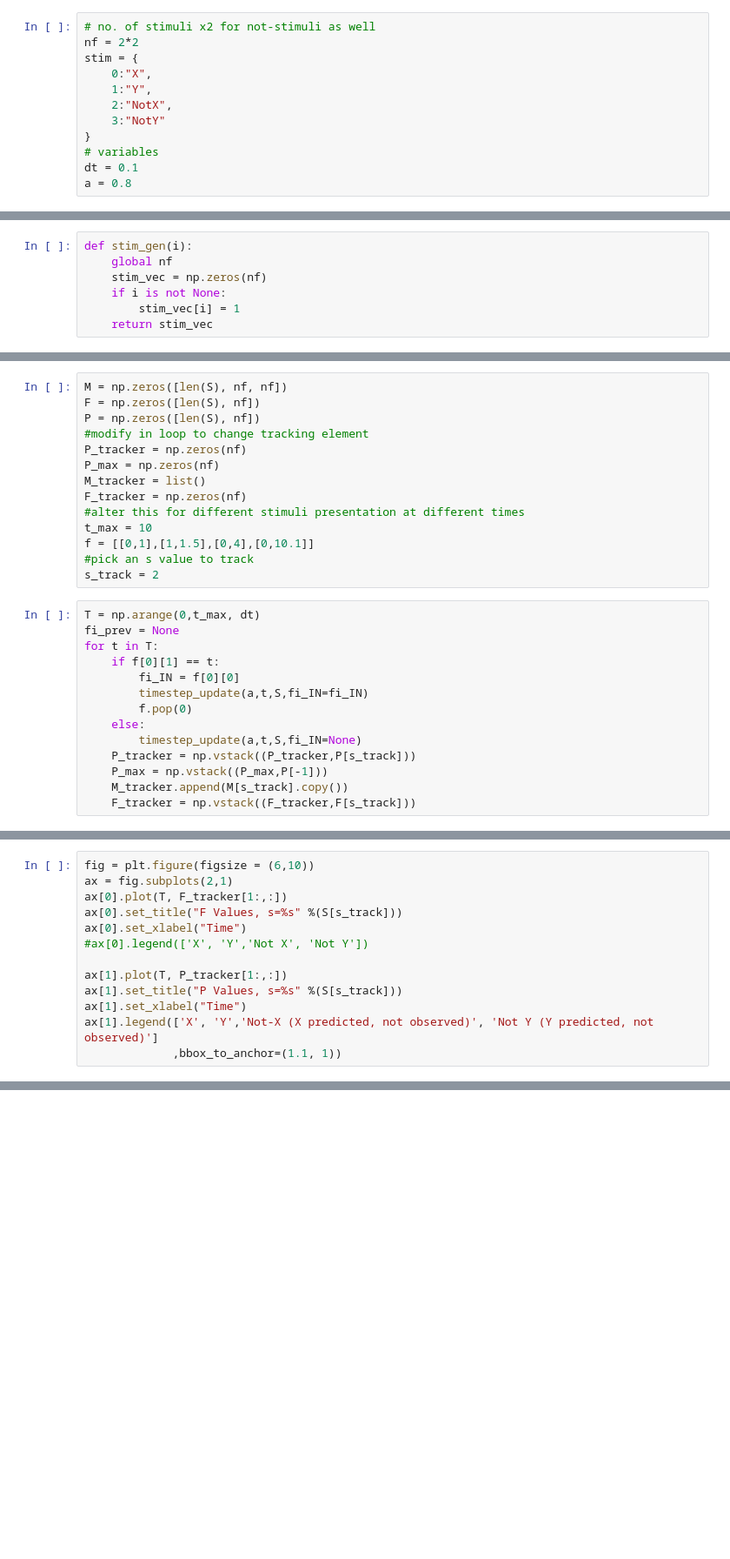
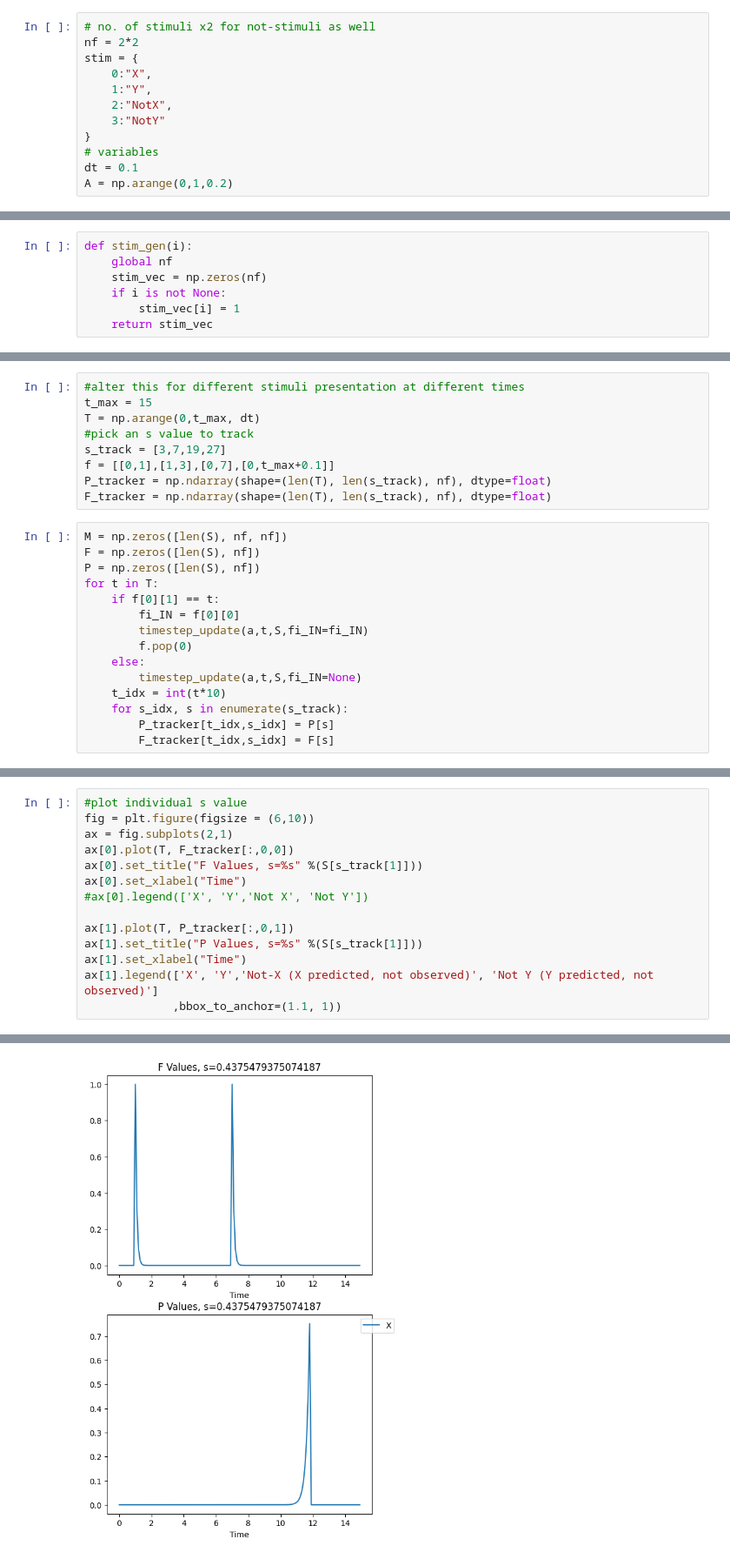
Before and after one commit to advil4rent/frasier, a Jupyter notebook: frasier_1.0.ipynb, the cells around one changed output, grey strips where cells are left out. Shown: that part at 87% size. Drawn from its saved outputs; the diff is of its cells as text; blank space fills up the shorter version.

Commit message:
Added graphing for multiple S values at once

```diff
--- a/frasier_1.0.ipynb
+++ b/frasier_1.0.ipynb
@@ -13,7 +13,7 @@ stim = {
 }
 # variables
 dt = 0.1
-a = 0.8
+A = np.arange(0,1,0.2)
 # %%
 #generate a range of s and tau_star
 def s_gen(tau_min=1, tau_max=100., buff_max=None, k=20, ntau=40, g=0.0):
@@ -79,22 +88,18 @@ def timestep_update(a,t,S,fi_IN: None):
         input_update(a,s,s_idx,fi_IN)
         detect_notstim(a,t,s,s_idx,fi_IN)
 # %%
-M = np.zeros([len(S), nf, nf])
-F = np.zeros([len(S), nf])
-P = np.zeros([len(S), nf])
-#modify in loop to change tracking element
-P_tracker = np.zeros(nf)
-P_max = np.zeros(nf)
-M_tracker = list()
-F_tracker = np.zeros(nf)
 #alter this for different stimuli presentation at different times
-t_max = 10
-f = [[0,1],[1,1.5],[0,4],[0,10.1]]
+t_max = 15
+T = np.arange(0,t_max, dt)
 #pick an s value to track
-s_track = 2
+s_track = [3,7,19,27]
+f = [[0,1],[1,3],[0,7],[0,t_max+0.1]]
+P_tracker = np.ndarray(shape=(len(T), len(s_track), nf), dtype=float)
+F_tracker = np.ndarray(shape=(len(T), len(s_track), nf), dtype=float)
 # %%
-T = np.arange(0,t_max, dt)
-fi_prev = None
+M = np.zeros([len(S), nf, nf])
+F = np.zeros([len(S), nf])
+P = np.zeros([len(S), nf])
 for t in T:
     if f[0][1] == t:
         fi_IN = f[0][0]
@@ -102,7 +107,7 @@ for t in T:
         f.pop(0)
     else:
         timestep_update(a,t,S,fi_IN=None)
-    P_tracker = np.vstack((P_tracker,P[s_track]))
-    P_max = np.vstack((P_max,P[-1]))
-    M_tracker.append(M[s_track].copy())
-    F_tracker = np.vstack((F_tracker,F[s_track]))
+    t_idx = int(t*10)
+    for s_idx, s in enumerate(s_track):
+        P_tracker[t_idx,s_idx] = P[s]
+        F_tracker[t_idx,s_idx] = F[s]
@@ -124,13 +132,15 @@ for t in T:
 # %%
+#plot individual s value
 fig = plt.figure(figsize = (6,10))
 ax = fig.subplots(2,1)
-ax[0].plot(T, F_tracker[1:,:])
-ax[0].set_title("F Values, s=%s" %(S[s_track]))
+ax[0].plot(T, F_tracker[:,0,0])
+ax[0].set_title("F Values, s=%s" %(S[s_track[1]]))
 ax[0].set_xlabel("Time")
 #ax[0].legend(['X', 'Y','Not X', 'Not Y'])
 
-ax[1].plot(T, P_tracker[1:,:])
-ax[1].set_title("P Values, s=%s" %(S[s_track]))
+ax[1].plot(T, P_tracker[:,0,1])
+ax[1].set_title("P Values, s=%s" %(S[s_track[1]]))
 ax[1].set_xlabel("Time")
 ax[1].legend(['X', 'Y','Not-X (X predicted, not observed)', 'Not Y (Y predicted, not observed)']
              ,bbox_to_anchor=(1.1, 1))
+# %% [output]
@@ -136,0 +148 @@ ax[1].legend(['X', 'Y','Not-X (X predicted, not observed)', 'Not Y (Y predicted,
+[figure, added]
```
Also changed, not shown: parts of 7 cells of this notebook.
